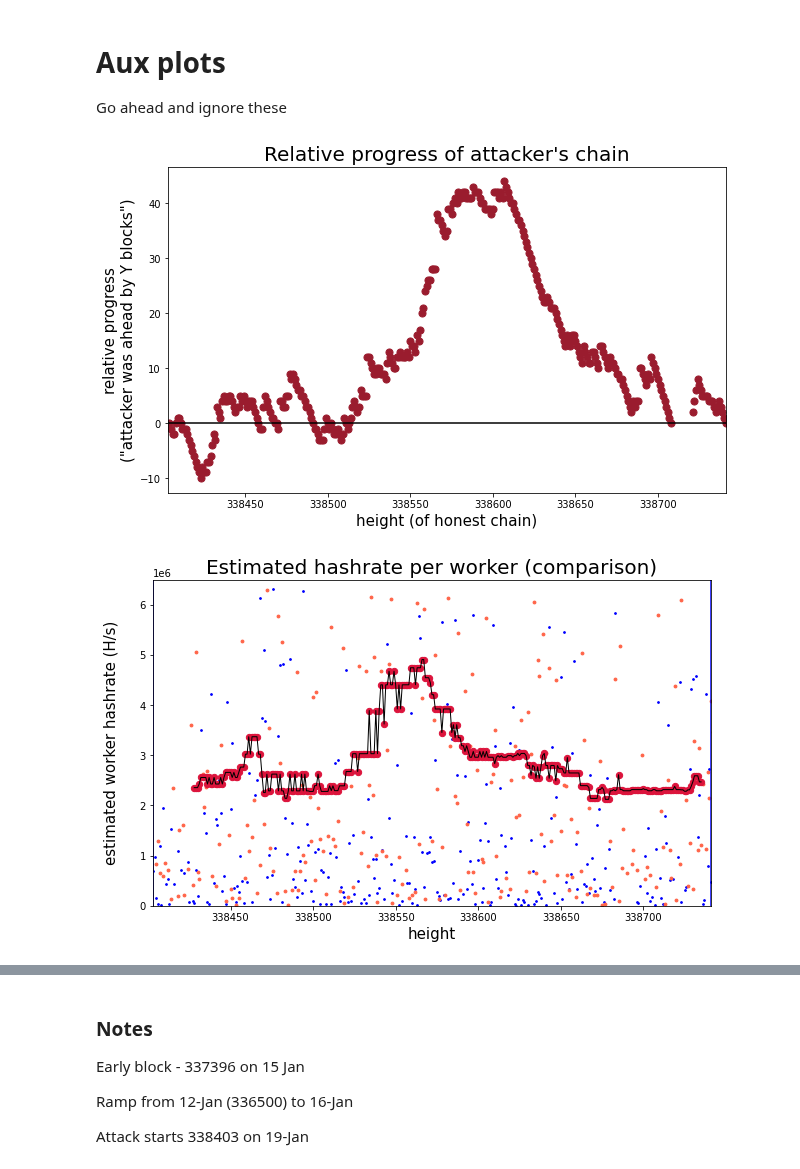
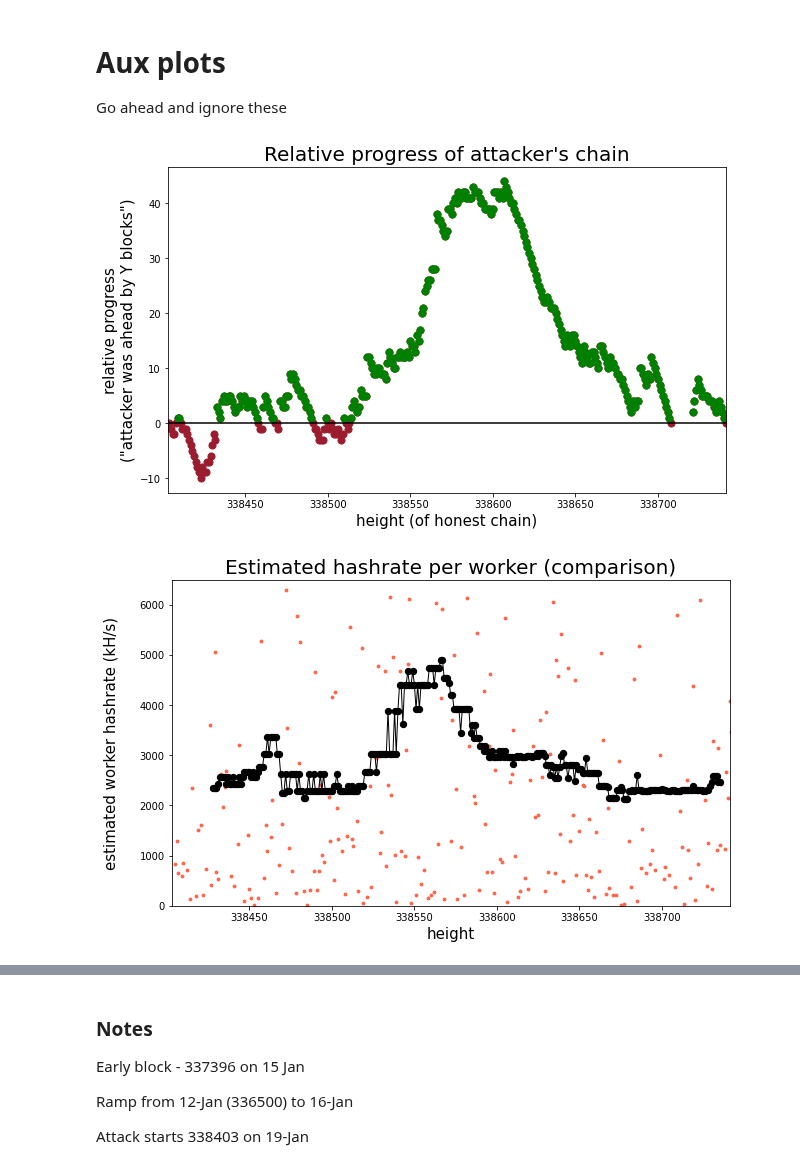
Before and after one commit to Mitchellpkt/firo-forensics, a Jupyter notebook: analysis/jupyter-python-firo-forensics.ipynb, the cells around one changed output, grey strips where cells are left out. Cells and saved outputs as stored; diff of their text form; code cells hidden in the pictures.

Commit message:
color codes plots

```diff
--- a/analysis/jupyter-python-firo-forensics.ipynb
+++ b/analysis/jupyter-python-firo-forensics.ipynb
@@ -482,41 +482,41 @@ Note / recall that although the reorgs stopped  at 338741, the attacker continue
 Go ahead and ignore these
 # %%
 isli.scatter(analysis_df['abandoned_height'], analysis_df['attacker_lead'], xlabel='height (of honest chain)', ylabel='relative progress\n("attacker was ahead by Y blocks")', markersize=50, markercolor=firo_red_array, figsize=(10,6), title="Relative progress of attacker's chain");
+leadDataFrame = analysis_df[analysis_df['attacker_lead']>0]
+plt.scatter(leadDataFrame['abandoned_height'], leadDataFrame['attacker_lead'], s=50, color='g');
 plt.axhline(y=0, color='k');
 plt.xlim((min(attack_blocks['height']), max(attack_blocks['height'])));
 
 rolling_average_width = 50
 nonce_threshold = 1e9
 
 # First plot the honest blocks
 honest_blocks_df = control_blocks.append(abandoned_blocks)
 honest_blocks_df = honest_blocks_df.sort_values(by='height', ascending=True)
 honest_blocks_df['discovery_time'] = honest_blocks_df['time'].diff()
 honest_blocks_df['estimated_hashes_per_sec'] = honest_blocks_df['nonce']  / honest_blocks_df['discovery_time']
 honest_blocks_df = honest_blocks_df[honest_blocks_df['nonce']  < nonce_threshold]
 honest_heights = honest_blocks_df['height']
-isli.scatter(honest_blocks_df['height'][1::]-rolling_average_width/2, honest_blocks_df['estimated_hashes_per_sec'][1::],
-             rollingMedianBinWidth=None, xlabel='height', ylabel='estimated worker hashrate (H/s)\n', markercolor='b',
+isli.scatter(honest_blocks_df['height'][1::]-rolling_average_width/2, honest_blocks_df['estimated_hashes_per_sec'][1::]/1000,
+             rollingMedianBinWidth=None, xlabel='height', ylabel='estimated worker hashrate (kH/s)\n', markercolor='w', # << Note that this hides the markers!
              figsize=(10,6), title='Estimated hashrate per worker (comparison)', yscale='linear', ylim=(0, 1e7))
-plt.axvline(x=min(attack_blocks['height']), color='b')
-plt.axvline(x=max(attack_blocks['height']), color='b')
 np.nanmedian(honest_blocks_df['estimated_hashes_per_sec'])
 xlim_width = 1000
 plt.xlim((first_attack_block-xlim_width,last_attack_block+xlim_width));
 
 # Now add the attacker blocks
-plt.scatter(attacker_blocks_df['height'][1::], attacker_blocks_df['estimated_hashes_per_sec'][1::], color='tomato', s = 8)
+plt.scatter(attacker_blocks_df['height'][1::], attacker_blocks_df['estimated_hashes_per_sec'][1::]/1000, color='tomato', s = 8)
 temporaryDataFrame = pd.DataFrame()
 temporaryDataFrame['xData'] = attacker_blocks_df['height'][1::]-rolling_average_width/2
-temporaryDataFrame['yData'] = attacker_blocks_df['estimated_hashes_per_sec'][1::]
+temporaryDataFrame['yData'] = attacker_blocks_df['estimated_hashes_per_sec'][1::]/1000
 temporaryDataFrame.sort_values(by='xData', ascending=True, inplace=True)
 trace = plt.scatter(temporaryDataFrame.xData,
                     temporaryDataFrame['yData'].rolling(rolling_average_width).median(),
-                    color='crimson', s=40)
+                    color='k', s=40)
 trace = plt.plot(temporaryDataFrame.xData, temporaryDataFrame['yData'].rolling(rolling_average_width).median(),
          color='k',linewidth=1)
 plt.xlim((min(attack_blocks['height']), max(attack_blocks['height'])));
-plt.ylim((0,0.65e7));
+plt.ylim((0,0.65e4));
 # %% [output]
-[figure, old version]
+[figure, new version]
-[figure, old version]
+[figure, new version]
```
Also changed, not shown: parts of 2 cells of this notebook.
